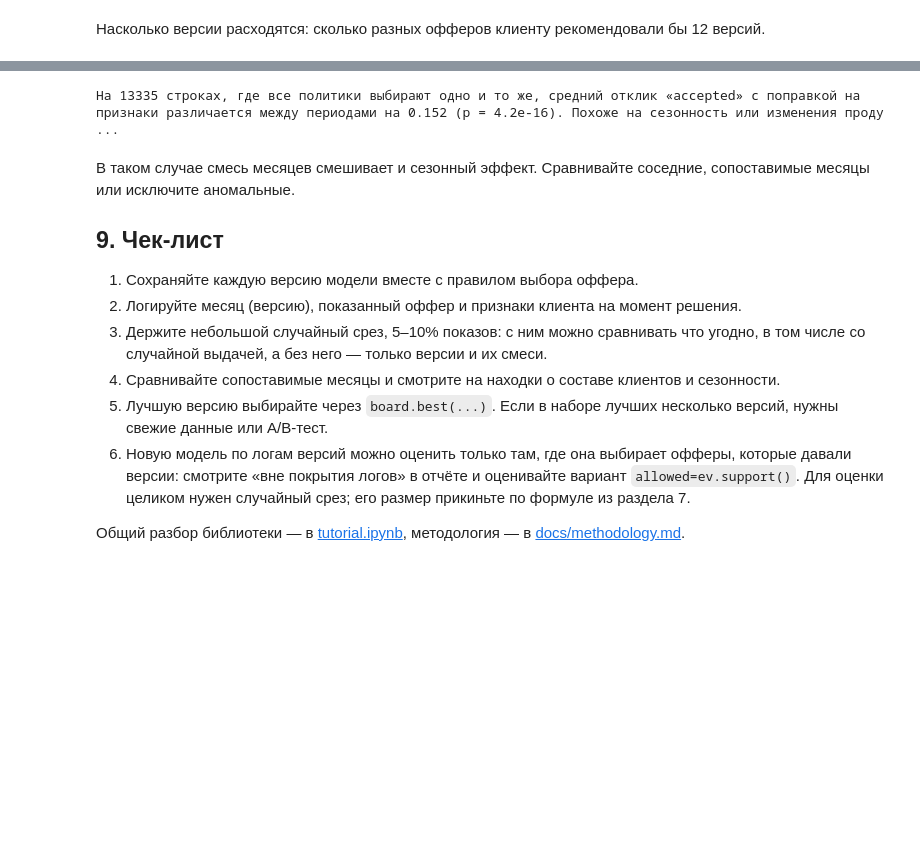
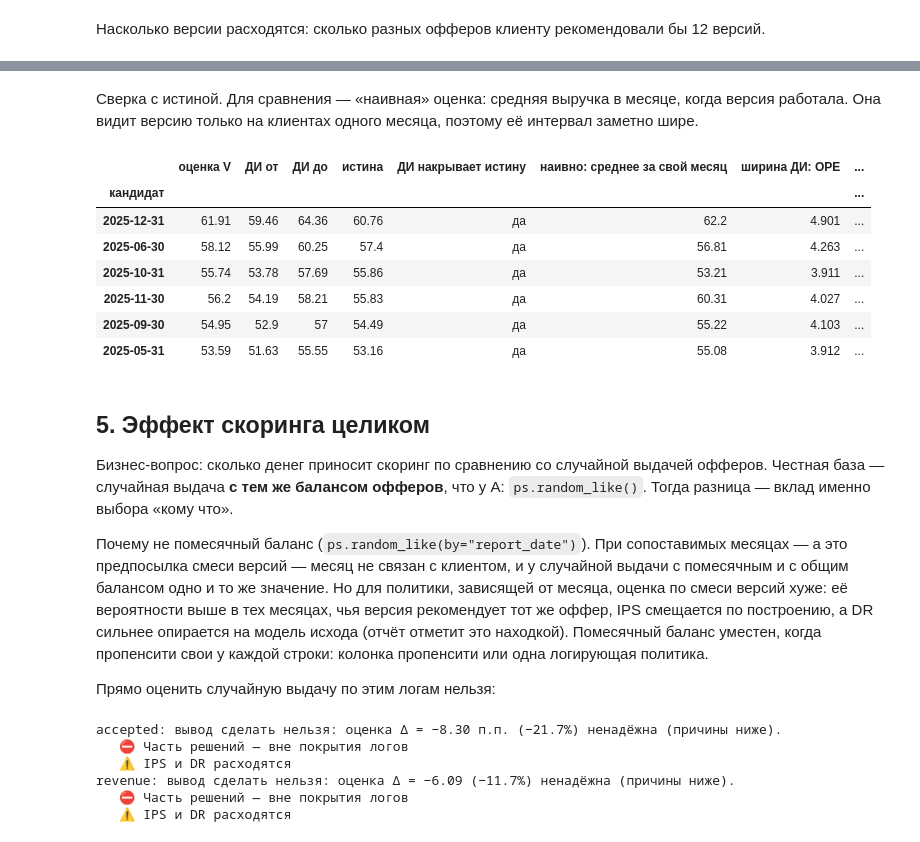
Before and after one commit to Yurashku/OffPolicyLab, a Jupyter notebook: examples/monthly_versions.ipynb, the cells around one changed output, grey strips where cells are left out. Cells and saved outputs as stored; diff of their text form; code cells hidden in the pictures; blank space fills up the shorter version.

```diff
--- a/examples/monthly_versions.ipynb
+++ b/examples/monthly_versions.ipynb
@@ -131,6 +188,6 @@ accepted: вывод сделать нельзя: оценка Δ = −0.42 п.
   месяца (иначе это сезонность).
 # %%
-ev = ps.Evaluator(history, action="offer", reward=["accepted", "revenue"], logging_policy=versions, logger="month")
-check = ev.evaluate(versions[months[-1]], name=months[-1])
+ev = ps.Evaluator(panel, **COLUMNS, logging_policy=versions, logger="report_date")
+check = ev.evaluate(versions[dates[-1]], name=dates[-1])
 print(next(f.detail for f in check.findings if f.code == "logging_mixture"))
 # %% [output]
@@ -376,30 +217,44 @@ print(f"Прогноз ESS: {planned:,.0f}; по факту: {board_x['нова
-# %%
-seasonal = pd.concat(
-    [sim.simulate(clients.iloc[rows_of[m]], versions[m], shift=0.6 if m.endswith("-12") else 0.0).assign(month=m)
-     for m in months],
-    ignore_index=True,
-).drop(columns="propensity")
-seasonal_report = ps.evaluate(seasonal, versions[months[0]], action="offer", reward=["accepted", "revenue"],
-                              logging_policy=versions, logger="month")
-print(next(f.detail for f in seasonal_report.findings if f.code == "logger_drift"))
-# %% [output]
-На 13335 строках, где все политики выбирают одно и то же, средний отклик «accepted» с поправкой на признаки различается между периодами на 0.152 (p = 4.2e-16). Похоже на сезонность или изменения проду ...
-# %% [markdown]
-В таком случае смесь месяцев смешивает и сезонный эффект. Сравнивайте соседние, сопоставимые месяцы
-или исключите аномальные.
-
-## 9. Чек-лист
-
-1. Сохраняйте каждую версию модели вместе с правилом выбора оффера.
-2. Логируйте месяц (версию), показанный оффер и признаки клиента на момент решения.
-3. Держите небольшой случайный срез, 5–10% показов: с ним можно сравнивать что угодно, в том числе
-   со случайной выдачей, а без него — только версии и их смеси.
-4. Сравнивайте сопоставимые месяцы и смотрите на находки о составе клиентов и сезонности.
-5. Лучшую версию выбирайте через `board.best(...)`. Если в наборе лучших несколько версий, нужны
-   свежие данные или A/B-тест.
-6. Новую модель по логам версий можно оценить только там, где она выбирает офферы, которые давали
-   версии: смотрите «вне покрытия логов» в отчёте и оценивайте вариант `allowed=ev.support()`. Для
-   оценки целиком нужен случайный срез; его размер прикиньте по формуле из раздела 7.
-
-Общий разбор библиотеки — в [tutorial.ipynb](tutorial.ipynb), методология — в
-[docs/methodology.md](../docs/methodology.md).
+# %% [markdown]
+Сверка с истиной. Для сравнения — «наивная» оценка: средняя выручка в месяце, когда версия работала.
+Она видит версию только на клиентах одного месяца, поэтому её интервал заметно шире.
+# %%
+table = values_vs_truth(board, versions, on=panel, metric="revenue")
+own = panel.groupby("report_date")["revenue"].agg(["mean", "std", "count"])
+table["наивно: среднее за свой месяц"] = own["mean"]
+table["ширина ДИ: OPE"] = table["ДИ до"] - table["ДИ от"]
+table["ширина ДИ: наивно"] = 2 * 1.96 * own["std"] / np.sqrt(own["count"])
+table.sort_values("истина", ascending=False).head(6)
+# %% [output]
+|  | оценка V | ДИ от | ДИ до | истина | ДИ накрывает истину | наивно: среднее за свой месяц | ширина ДИ: OPE | ... |
+| кандидат |  |  |  |  |  |  |  | ... |
+| 2025-12-31 | 61.91 | 59.46 | 64.36 | 60.76 | да | 62.2 | 4.901 | ... |
+| 2025-06-30 | 58.12 | 55.99 | 60.25 | 57.4 | да | 56.81 | 4.263 | ... |
+| 2025-10-31 | 55.74 | 53.78 | 57.69 | 55.86 | да | 53.21 | 3.911 | ... |
+| 2025-11-30 | 56.2 | 54.19 | 58.21 | 55.83 | да | 60.31 | 4.027 | ... |
+| 2025-09-30 | 54.95 | 52.9 | 57 | 54.49 | да | 55.22 | 4.103 | ... |
+| 2025-05-31 | 53.59 | 51.63 | 55.55 | 53.16 | да | 55.08 | 3.912 | ... |
+# %% [markdown]
+## 5. Эффект скоринга целиком
+
+Бизнес-вопрос: сколько денег приносит скоринг по сравнению со случайной выдачей офферов. Честная база
+— случайная выдача **с тем же балансом офферов**, что у A: `ps.random_like()`. Тогда разница — вклад
+именно выбора «кому что».
+
+Почему не помесячный баланс (`ps.random_like(by="report_date")`). При сопоставимых месяцах — а это
+предпосылка смеси версий — месяц не связан с клиентом, и у случайной выдачи с помесячным и с общим
+балансом одно и то же значение. Но для политики, зависящей от месяца, оценка по смеси версий хуже: её
+вероятности выше в тех месяцах, чья версия рекомендует тот же оффер, IPS смещается по построению, а DR
+сильнее опирается на модель исхода (отчёт отметит это находкой). Помесячный баланс уместен, когда
+пропенсити свои у каждой строки: колонка пропенсити или одна логирующая политика.
+
+Прямо оценить случайную выдачу по этим логам нельзя:
+# %%
+random_policy = ps.random_like()
+warnings_of(ev.evaluate(random_policy, name="случайная"))
+# %% [output]
+accepted: вывод сделать нельзя: оценка Δ = −8.30 п.п. (−21.7%) ненадёжна (причины ниже).
+   ⛔ Часть решений — вне покрытия логов
+   ⚠️ IPS и DR расходятся
+revenue: вывод сделать нельзя: оценка Δ = −6.09 (−11.7%) ненадёжна (причины ниже).
+   ⛔ Часть решений — вне покрытия логов
+   ⚠️ IPS и DR расходятся
```
Also changed, not shown: parts of 54 cells of this notebook, 21 other files.
